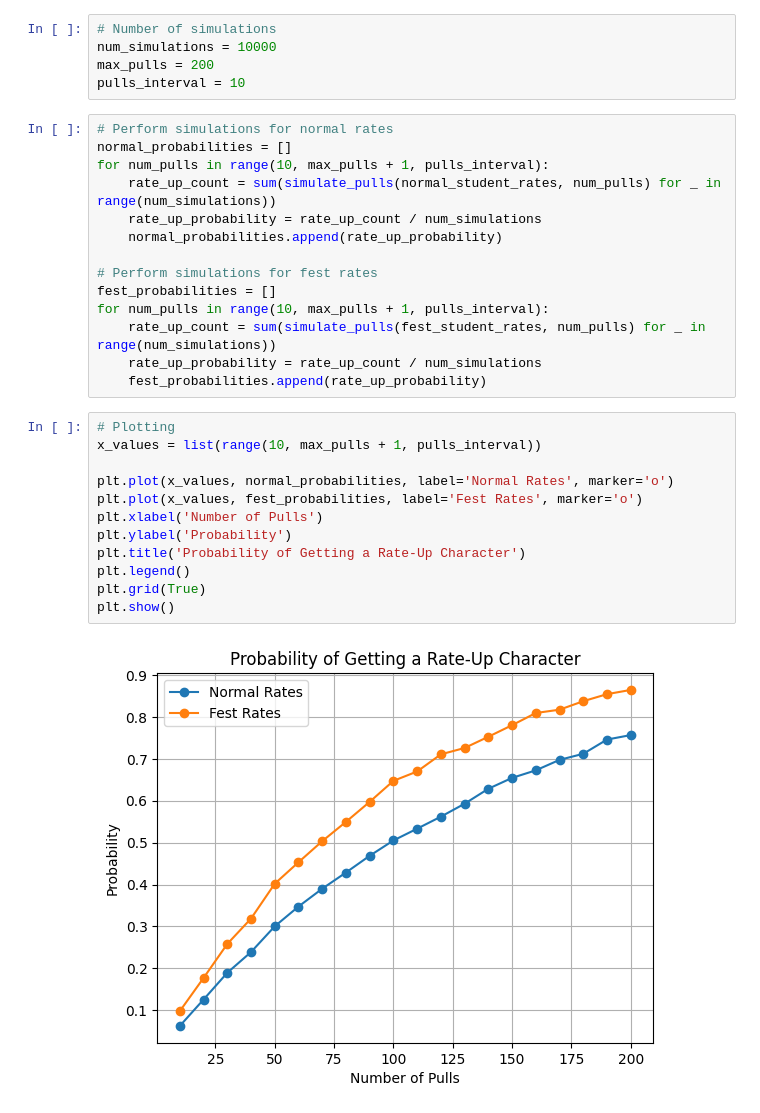
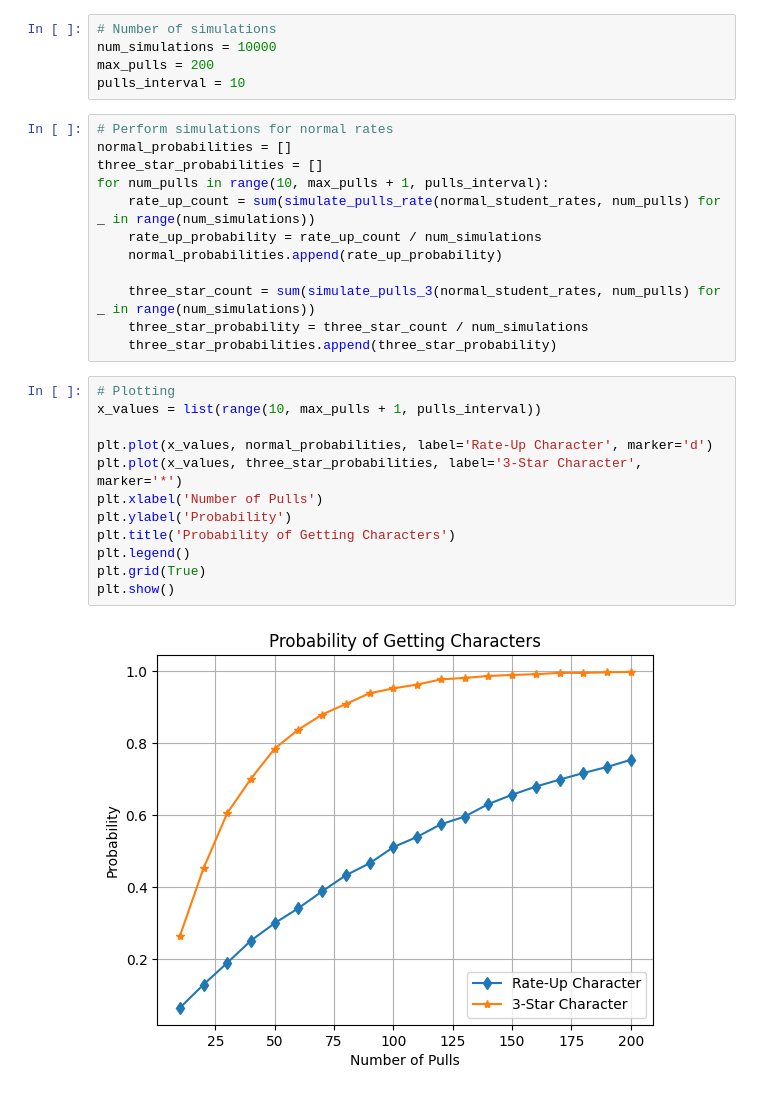
Before and after one commit to carltilid12/bluearchive-montecarlo, a Jupyter notebook: gacha.ipynb, the cells around one changed output. Cells and saved outputs as stored; diff of their text form.

Commit message:
chore: Initialize simulation code base

```diff
--- a/gacha.ipynb
+++ b/gacha.ipynb
@@ -66,28 +65,26 @@ pulls_interval = 10
 # %%
 # Perform simulations for normal rates
 normal_probabilities = []
+three_star_probabilities = []
 for num_pulls in range(10, max_pulls + 1, pulls_interval):
-    rate_up_count = sum(simulate_pulls(normal_student_rates, num_pulls) for _ in range(num_simulations))
+    rate_up_count = sum(simulate_pulls_rate(normal_student_rates, num_pulls) for _ in range(num_simulations))
     rate_up_probability = rate_up_count / num_simulations
     normal_probabilities.append(rate_up_probability)
 
-# Perform simulations for fest rates
-fest_probabilities = []
-for num_pulls in range(10, max_pulls + 1, pulls_interval):
-    rate_up_count = sum(simulate_pulls(fest_student_rates, num_pulls) for _ in range(num_simulations))
-    rate_up_probability = rate_up_count / num_simulations
-    fest_probabilities.append(rate_up_probability)
+    three_star_count = sum(simulate_pulls_3(normal_student_rates, num_pulls) for _ in range(num_simulations))
+    three_star_probability = three_star_count / num_simulations
+    three_star_probabilities.append(three_star_probability)
 # %%
 # Plotting
 x_values = list(range(10, max_pulls + 1, pulls_interval))
 
-plt.plot(x_values, normal_probabilities, label='Normal Rates', marker='o')
-plt.plot(x_values, fest_probabilities, label='Fest Rates', marker='o')
+plt.plot(x_values, normal_probabilities, label='Rate-Up Character', marker='d')
+plt.plot(x_values, three_star_probabilities, label='3-Star Character', marker='*')
 plt.xlabel('Number of Pulls')
 plt.ylabel('Probability')
-plt.title('Probability of Getting a Rate-Up Character')
+plt.title('Probability of Getting Characters')
 plt.legend()
 plt.grid(True)
 plt.show()
 # %% [output]
-[figure, old version]
+[figure, new version]
```
Also changed, not shown: parts of 2 cells of this notebook.
